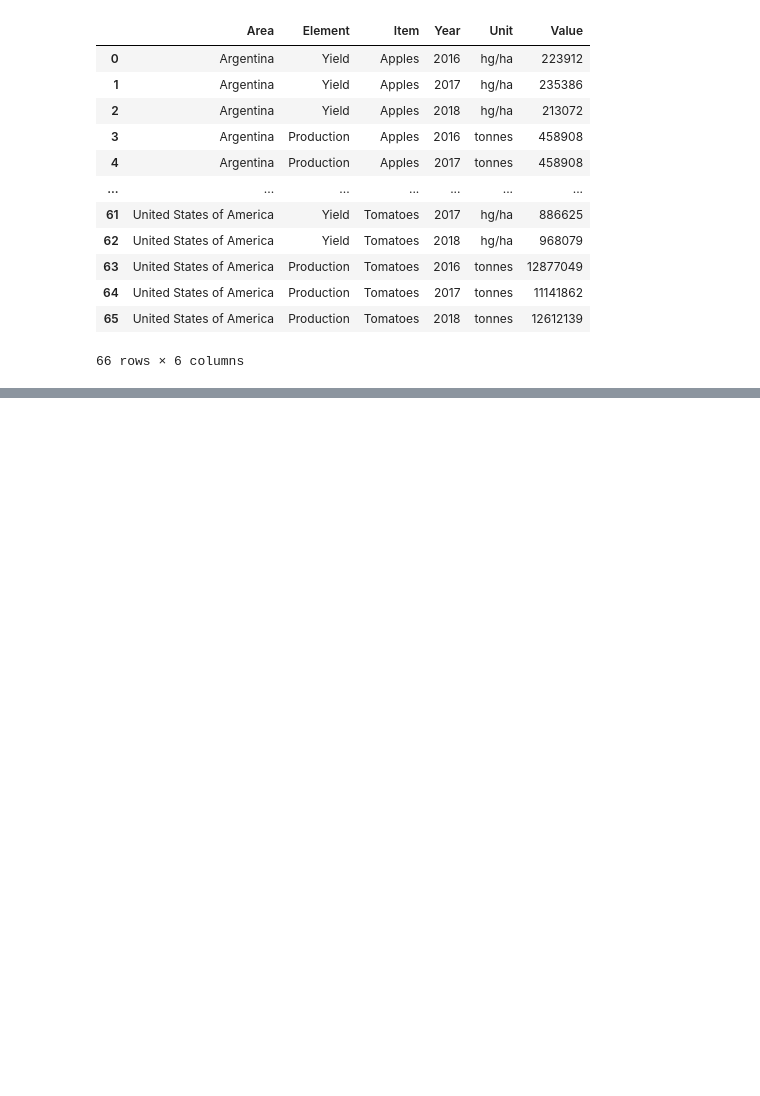
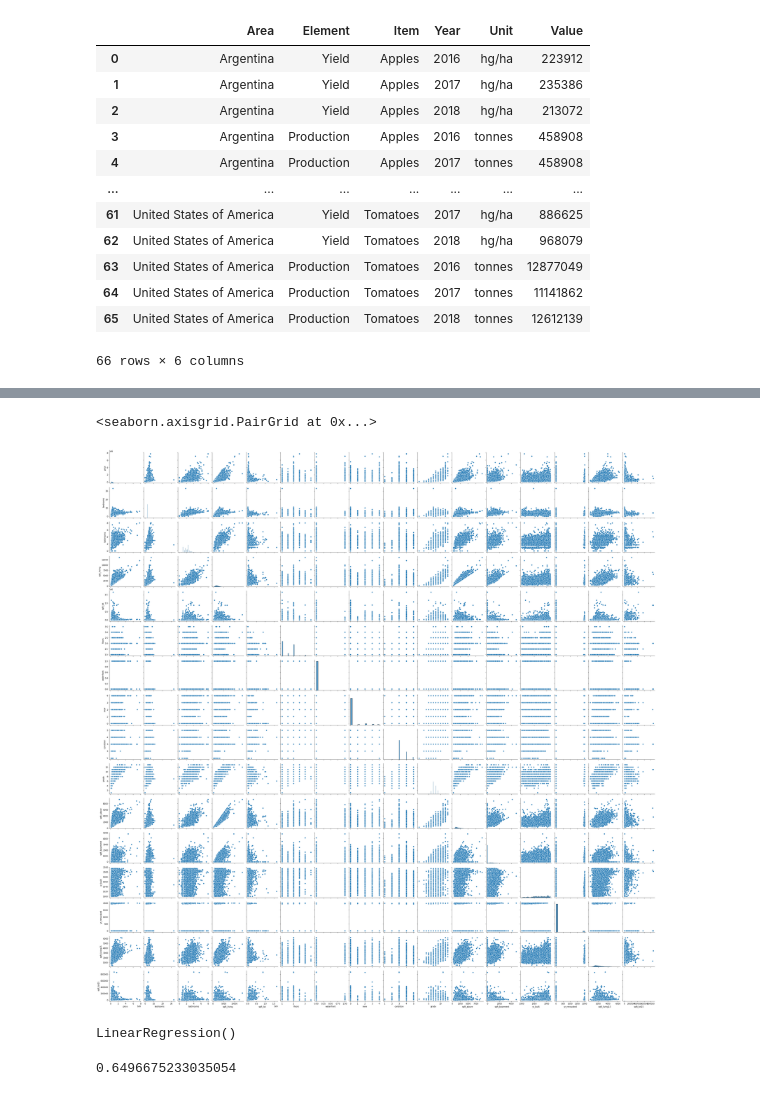
Before and after one commit to lmoreno98/100DaysOfCode, a Jupyter notebook: Python_Practice_guide/Pandas_Exploratory_Data_Analysis.ipynb, the cells around one changed output, grey strips where cells are left out. Drawn from its saved outputs; the diff is of its cells as text; code cells hidden in the pictures; blank space fills up the shorter version.

```diff
--- a/Python_Practice_guide/Pandas_Exploratory_Data_Analysis.ipynb
+++ b/Python_Practice_guide/Pandas_Exploratory_Data_Analysis.ipynb
@@ -179,0 +380,6 @@ pd.concat([production_pivot, yield_pivot], keys = ["Productions","Yield"])
+# %%
+# 13
+sns.pairplot(house)
+# %% [output]
+<seaborn.axisgrid.PairGrid at 0x...>
+[figure, added]
@@ -179,0 +394,12 @@ pd.concat([production_pivot, yield_pivot], keys = ["Productions","Yield"])
+# %%
+# 17
+from sklearn.linear_model import LinearRegression
+model = LinearRegression()
+model.fit(X_train,y_train)
+# %% [output]
+LinearRegression()
+# %%
+# 18
+model.score(X_test,y_test)
+# %% [output]
+0.6496675233035054
```
Also changed, not shown: parts of 42 cells of this notebook.
